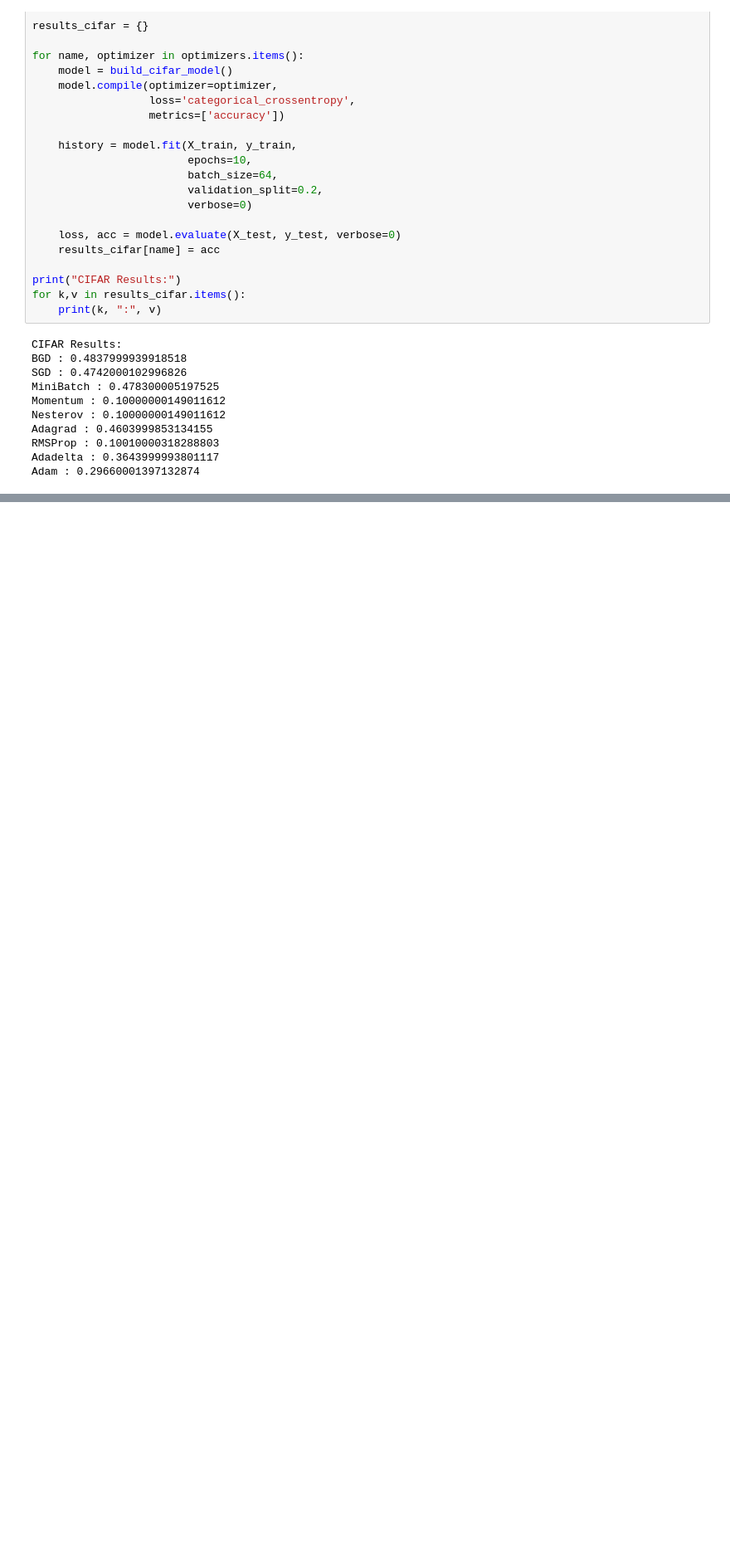
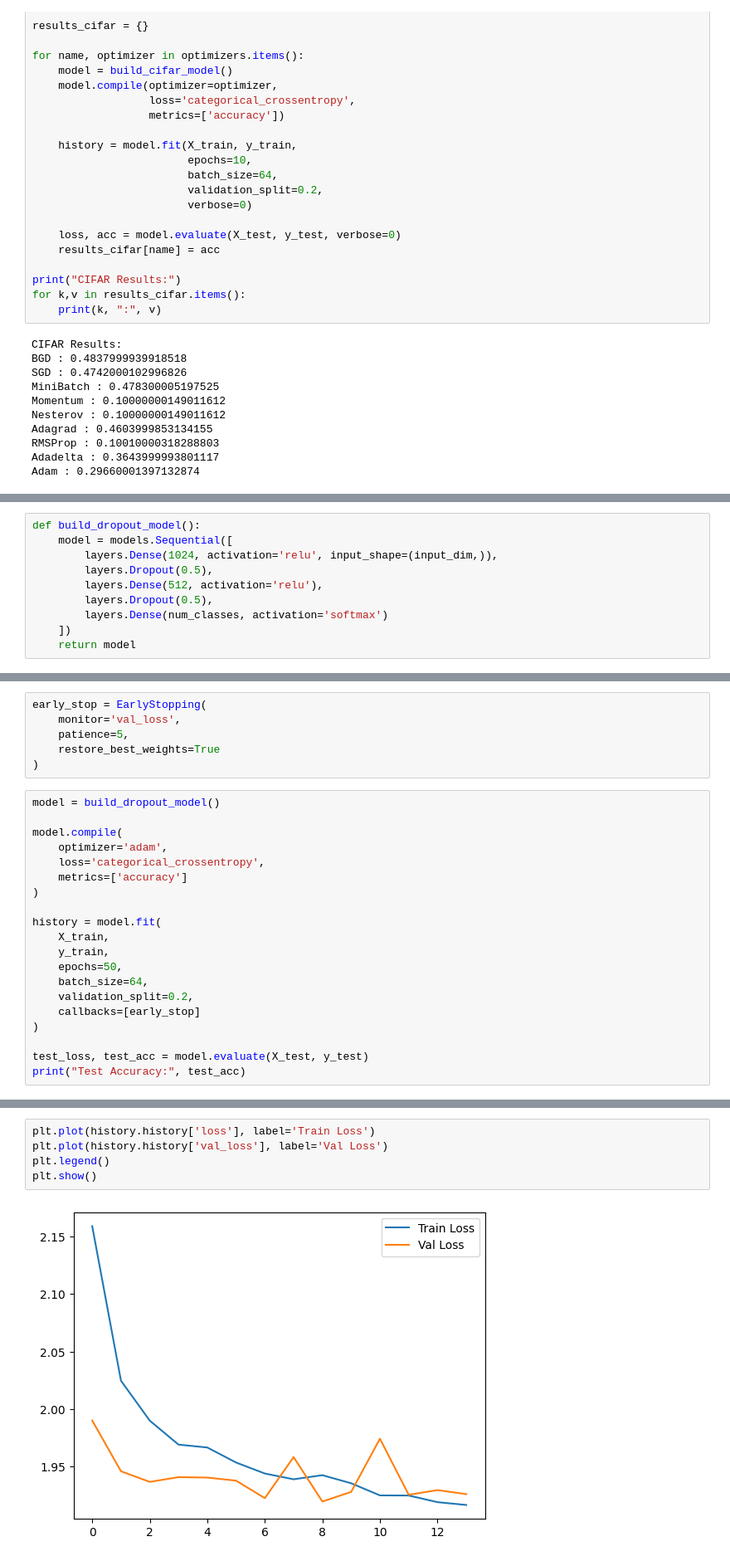
Before and after one commit to srujannayak45/DL-LAB-ASSIGNMENT, a Jupyter notebook: DLLAB-4,5,6.ipynb, the cells around one changed output, grey strips where cells are left out. Shown at 83% size. Cells and saved outputs as stored; diff of their text form; blank space fills up the shorter version.

```diff
--- a/DLLAB-4,5,6.ipynb
+++ b/DLLAB-4,5,6.ipynb
@@ -467,0 +530,10 @@ Adam : 0.29660001397132874
+# %%
+def build_dropout_model():
+    model = models.Sequential([
+        layers.Dense(1024, activation='relu', input_shape=(input_dim,)),
+        layers.Dropout(0.5),
+        layers.Dense(512, activation='relu'),
+        layers.Dropout(0.5),
+        layers.Dense(num_classes, activation='softmax')
+    ])
+    return model
@@ -467,0 +577,26 @@ Adam : 0.29660001397132874
+# %%
+early_stop = EarlyStopping(
+    monitor='val_loss',
+    patience=5,
+    restore_best_weights=True
+)
+# %%
+model = build_dropout_model()
+
+model.compile(
+    optimizer='adam',
+    loss='categorical_crossentropy',
+    metrics=['accuracy']
+)
+
+history = model.fit(
+    X_train,
+    y_train,
+    epochs=50,
+    batch_size=64,
+    validation_split=0.2,
+    callbacks=[early_stop]
+)
+
+test_loss, test_acc = model.evaluate(X_test, y_test)
+print("Test Accuracy:", test_acc)
@@ -467,0 +621,7 @@ Adam : 0.29660001397132874
+# %%
+plt.plot(history.history['loss'], label='Train Loss')
+plt.plot(history.history['val_loss'], label='Val Loss')
+plt.legend()
+plt.show()
+# %% [output]
+[figure, added]
```
Also changed, not shown: parts of 25 cells of this notebook, 2 other files.
